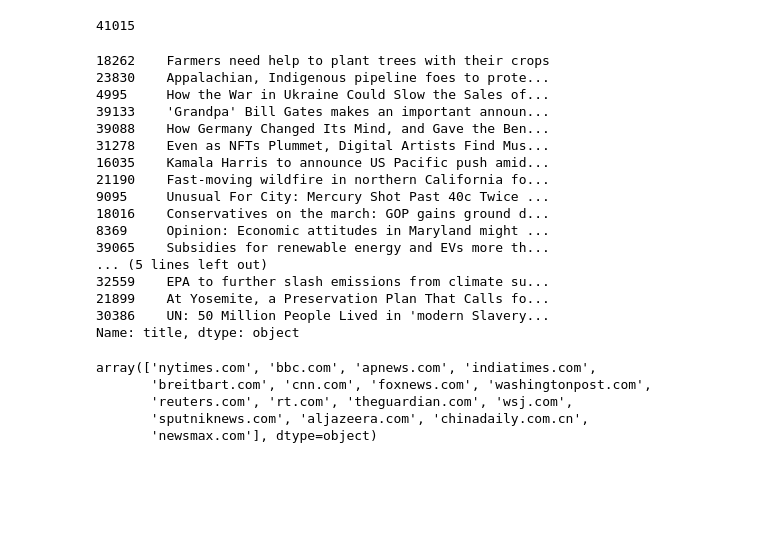
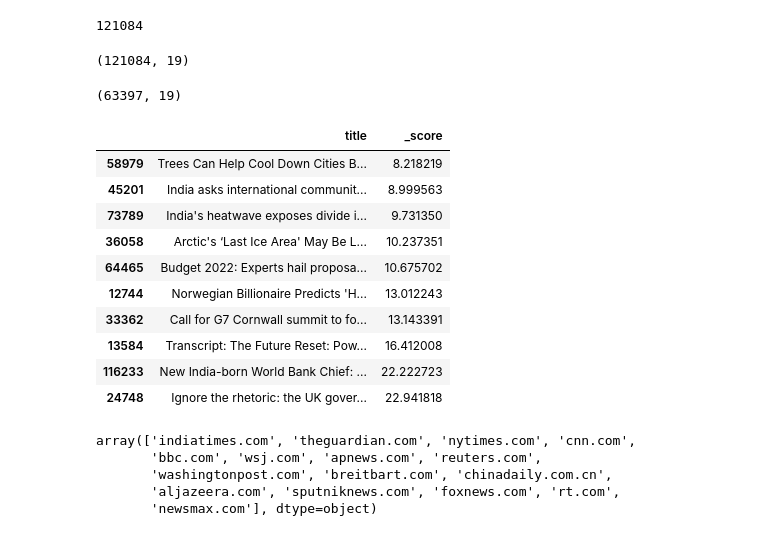
Before and after one commit to derevirn/climate-nlp, a Jupyter notebook: notebooks/get_data_lib.ipynb, the cells around one changed output. Saved outputs shown, nothing was run; the diff lists cells and outputs as text; code cells hidden in the pictures; blank space fills up the shorter version.

```diff
--- a/notebooks/get_data_lib.ipynb
+++ b/notebooks/get_data_lib.ipynb
@@ -16,6 +16,6 @@ query = " (climate && change) || (climate && crisis) "
 
 news = newsapi.get_search_all_articles(q = query, sort_by = 'date',
                           lang='en', by = 'month', sources = sources,
-                          from_ = '2022/01/01', to_ = '2022/12/31',
+                          from_ = '2020/05/28', to_ = '2023/05/27',
                           page_size = 100, max_page = 100, seconds_pause = 1)
 # %% [output]
@@ -39,10 +39,27 @@ Total number of pages 24.
 # %%
 len(news['articles'])
 # %% [output]
-41015
+121084
 # %%
 df_news = pd.DataFrame(news['articles'])
+df_news.shape
+# %% [output]
+(121084, 19)
 # %%
 df_news['published_date'] = pd.to_datetime(df_news['published_date'])
 df_news = df_news.sort_values('published_date')
+# %%
+# Data cleaning
+# Removing duplicates, irrelevant articles
+# and rows without summaries
+
+df_news.drop_duplicates(subset = ['summary'], inplace = True)
+df_news = df_news.query(" _score > 8 ")
+
+mask = df_news['summary'].notna()
+df_news = df_news[mask]
+
+df_news.shape
+# %% [output]
+(63397, 19)
 # %%
@@ -50,30 +67,24 @@ df_news.to_csv('../data/climate_news.tar.bz2', encoding='utf-8', index=False, se
 # %%
-df_news['title'].sample(20)
+df_news[['title', '_score']].sample(10).sort_values('_score')
 # %% [output]
-18262    Farmers need help to plant trees with their crops
-23830    Appalachian, Indigenous pipeline foes to prote...
-4995     How the War in Ukraine Could Slow the Sales of...
-39133    'Grandpa' Bill Gates makes an important announ...
-39088    How Germany Changed Its Mind, and Gave the Ben...
-31278    Even as NFTs Plummet, Digital Artists Find Mus...
-16035    Kamala Harris to announce US Pacific push amid...
-21190    Fast-moving wildfire in northern California fo...
-9095     Unusual For City: Mercury Shot Past 40c Twice ...
-18016    Conservatives on the march: GOP gains ground d...
-8369     Opinion: Economic attitudes in Maryland might ...
-39065    Subsidies for renewable energy and EVs more th...
-... (5 lines left out)
-32559    EPA to further slash emissions from climate su...
-21899    At Yosemite, a Preservation Plan That Calls fo...
-30386    UN: 50 Million People Lived in 'modern Slavery...
-Name: title, dtype: object
+|  | title | _score |
+| 58979 | Trees Can Help Cool Down Cities B... | 8.218219 |
+| 45201 | India asks international communit... | 8.999563 |
+| 73789 | India's heatwave exposes divide i... | 9.731350 |
+| 36058 | Arctic's ‘Last Ice Area' May Be L... | 10.237351 |
+| 64465 | Budget 2022: Experts hail proposa... | 10.675702 |
+| 12744 | Norwegian Billionaire Predicts 'H... | 13.012243 |
+| 33362 | Call for G7 Cornwall summit to fo... | 13.143391 |
+| 13584 | Transcript: The Future Reset: Pow... | 16.412008 |
+| 116233 | New India-born World Bank Chief: ... | 22.222723 |
+| 24748 | Ignore the rhetoric: the UK gover... | 22.941818 |
 # %%
 df_news.clean_url.unique()
 # %% [output]
-array(['nytimes.com', 'bbc.com', 'apnews.com', 'indiatimes.com',
-       'breitbart.com', 'cnn.com', 'foxnews.com', 'washingtonpost.com',
-       'reuters.com', 'rt.com', 'theguardian.com', 'wsj.com',
-       'sputniknews.com', 'aljazeera.com', 'chinadaily.com.cn',
+array(['indiatimes.com', 'theguardian.com', 'nytimes.com', 'cnn.com',
+       'bbc.com', 'wsj.com', 'apnews.com', 'reuters.com',
+       'washingtonpost.com', 'breitbart.com', 'chinadaily.com.cn',
+       'aljazeera.com', 'sputniknews.com', 'foxnews.com', 'rt.com',
        'newsmax.com'], dtype=object)
 # %%
 df_news.info()
```
Also changed, not shown: parts of 3 cells of this notebook, 5 other files.
